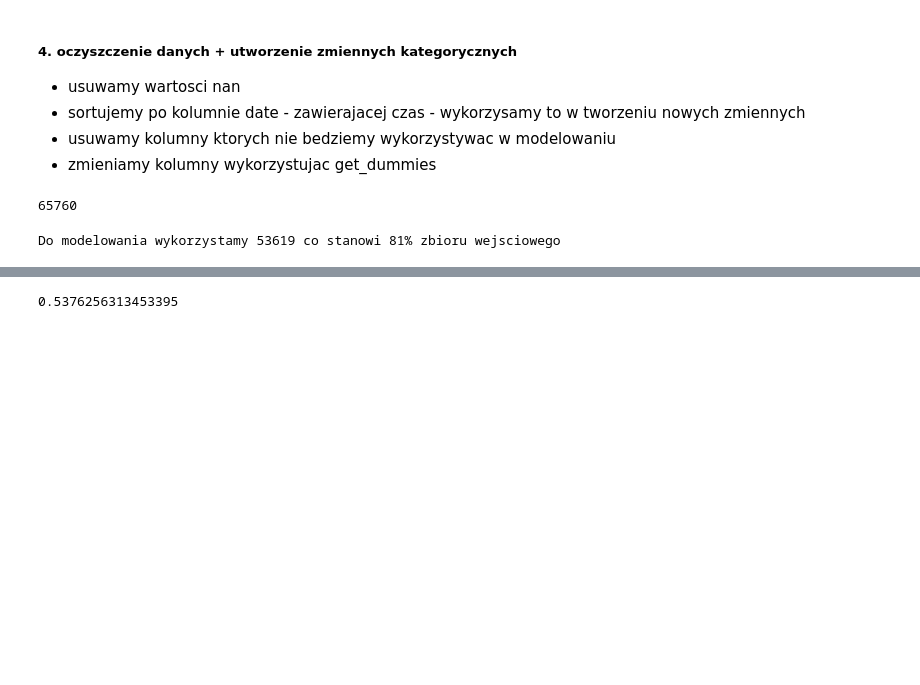
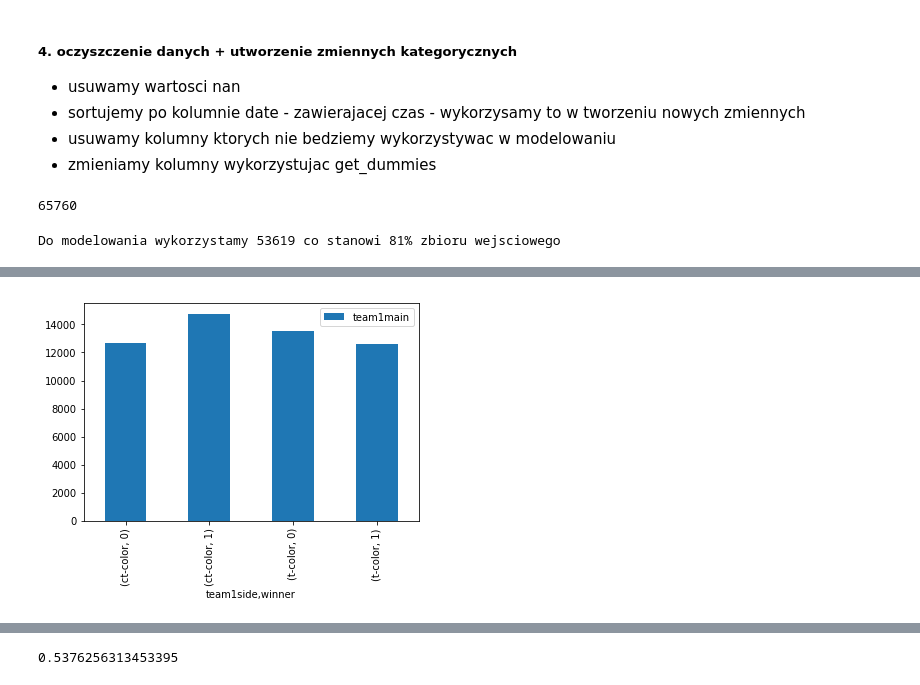
Before and after one commit to madbubu/project_cs_prediction, a Jupyter notebook: prediction.ipynb, the cells around one changed output, grey strips where cells are left out. Cells and saved outputs as stored; diff of their text form; code cells hidden in the pictures; blank space fills up the shorter version.

```diff
--- a/prediction.ipynb
+++ b/prediction.ipynb
@@ -401,0 +410,6 @@ df_categorical = pd.get_dummies(df_data_model[columns_categorical])
+# %%
+#rozpoczecie po ktorej stronie oraz czy wygrana czy nie
+df_data_model[['team1main','team1side','winner']].groupby(['team1side','winner']).count().plot.bar()
+plt.show()
+# %% [output]
+[figure, added]
```
Also changed, not shown: parts of 98 cells of this notebook, 3 other files.
